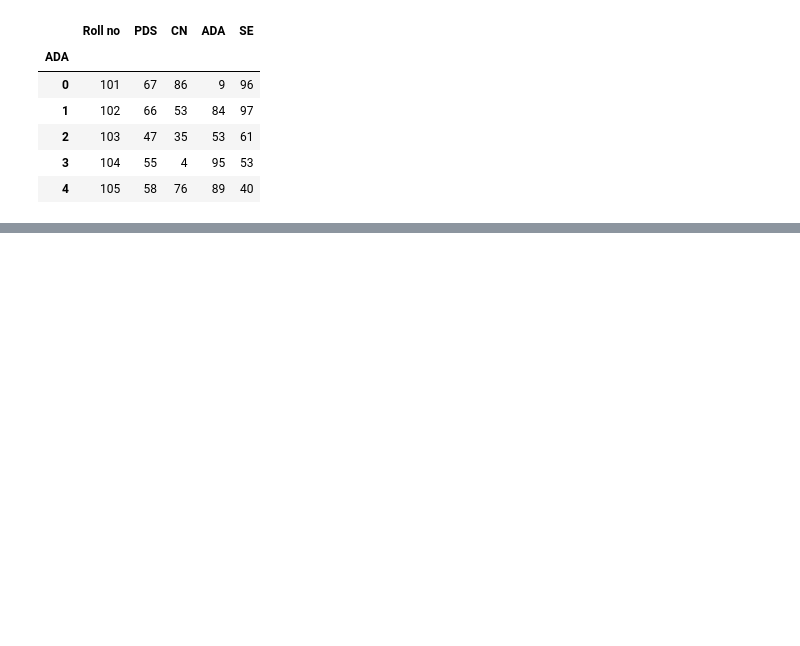
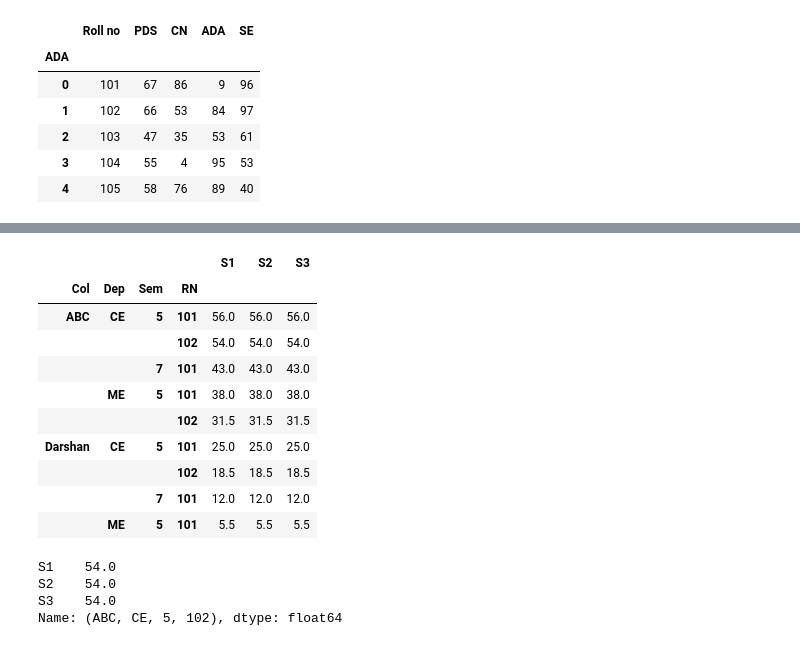
Before and after one commit to hiren4465/PYTHON-DU, a Jupyter notebook: Practice/Pandas_ClassDemo.ipynb, the cells around one changed output, grey strips where cells are left out. Cells and saved outputs as stored; diff of their text form; code cells hidden in the pictures; blank space fills up the shorter version.

```diff
--- a/Practice/Pandas_ClassDemo.ipynb
+++ b/Practice/Pandas_ClassDemo.ipynb
@@ -111,0 +125,23 @@ stu
+# %%
+df.set_index(['Col','Dep','Sem','RN'],inplace=True)
+# %%
+df
+# %% [output]
+|  |  |  |  | S1 | S2 | S3 |
+| Col | Dep | Sem | RN |  |  |  |
+| ABC | CE | 5 | 101 | 56.0 | 56.0 | 56.0 |
+|  |  |  | 102 | 54.0 | 54.0 | 54.0 |
+|  |  | 7 | 101 | 43.0 | 43.0 | 43.0 |
+|  | ME | 5 | 101 | 38.0 | 38.0 | 38.0 |
+|  |  |  | 102 | 31.5 | 31.5 | 31.5 |
+| Darshan | CE | 5 | 101 | 25.0 | 25.0 | 25.0 |
+|  |  |  | 102 | 18.5 | 18.5 | 18.5 |
+|  |  | 7 | 101 | 12.0 | 12.0 | 12.0 |
+|  | ME | 5 | 101 | 5.5 | 5.5 | 5.5 |
+# %%
+df.loc['ABC','CE',5,102]
+# %% [output]
+S1    54.0
+S2    54.0
+S3    54.0
+Name: (ABC, CE, 5, 102), dtype: float64
```
Also changed, not shown: parts of 17 cells of this notebook, 7 other files.
